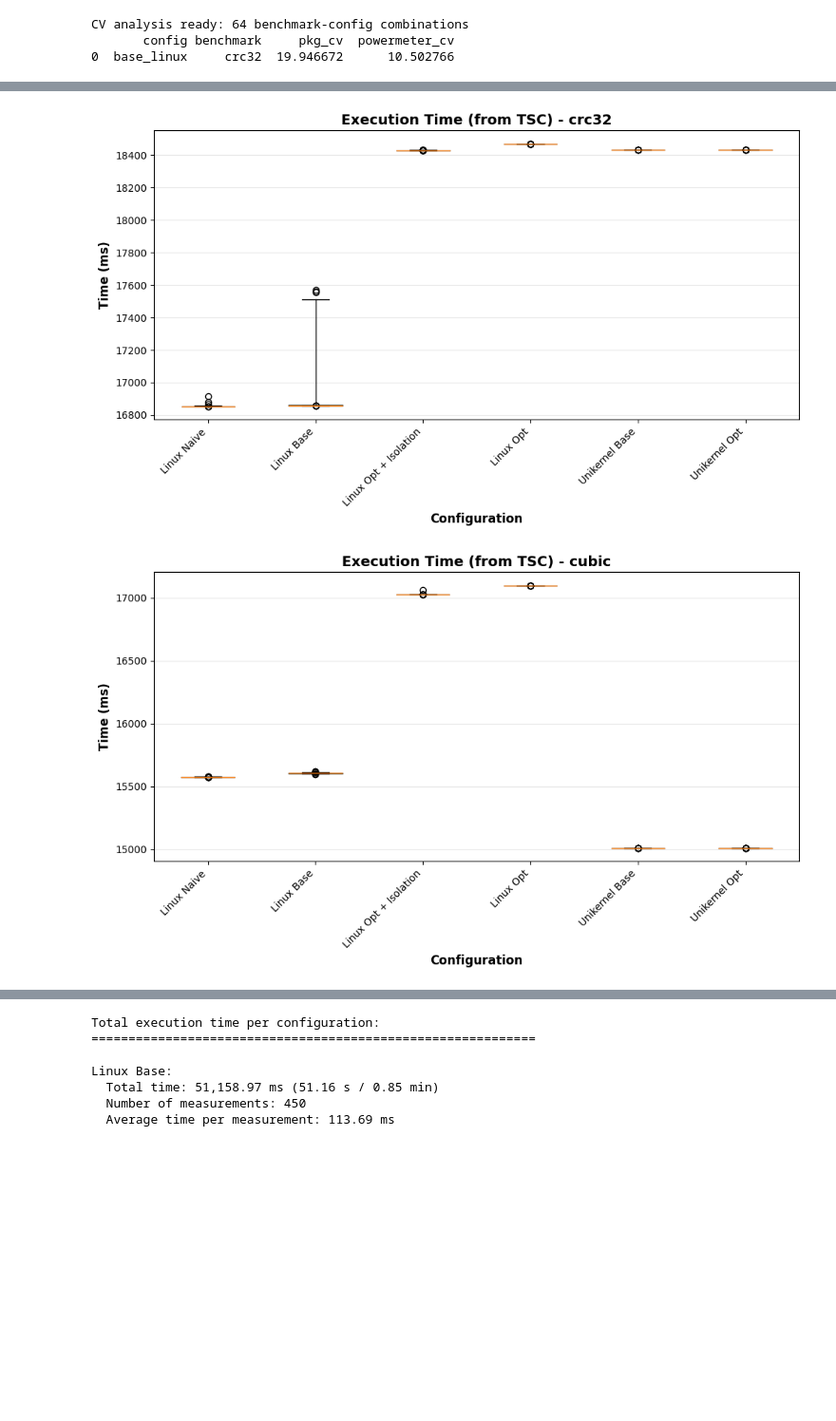
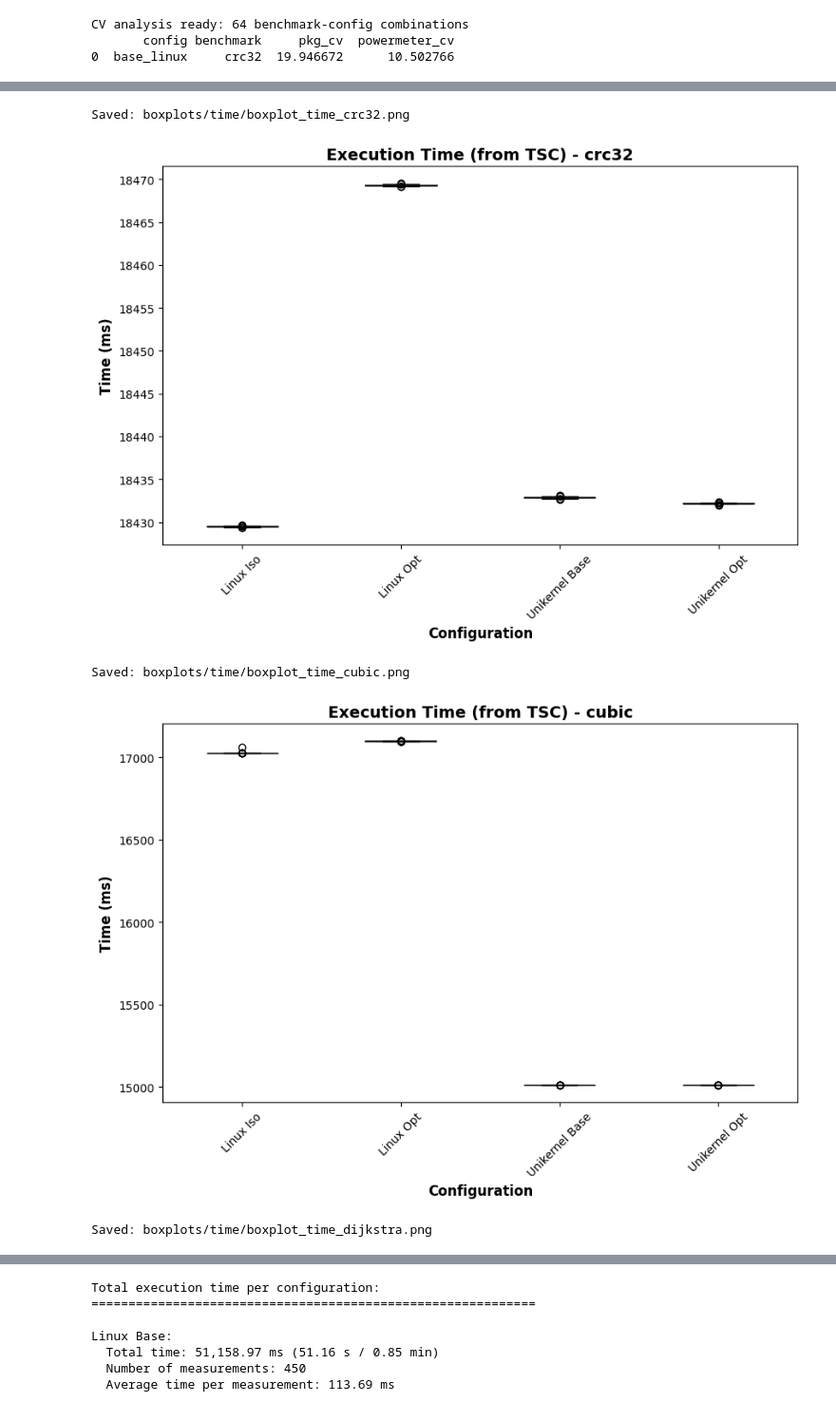
Before and after one commit to sondreross/testing, a Jupyter notebook: ryddet_plots.ipynb, the cells around one changed output, grey strips where cells are left out. Shown at 95% size. Drawn from its saved outputs; the diff is of its cells as text; code cells hidden in the pictures; blank space fills up the shorter version.

Commit message:
new plots

```diff
--- a/ryddet_plots.ipynb
+++ b/ryddet_plots.ipynb
@@ -22,7 +22,7 @@ subdirs = {
 config_labels = {
     'naive_linux': 'Linux Naive',
     'base_linux': 'Linux Base',
-    'optimized_linux_iso_eist_c-state_off': 'Linux Opt + Isolation',
+    'optimized_linux_iso_eist_c-state_off': 'Linux Iso',
     'optimized_linux_wo_iso_eist_c-state_off': 'Linux Opt',
     'optimized_linux_wo_iso_eist_c-state_on': 'Linux Opt (C-state On)',
     'base_unikernel': 'Unikernel Base',
@@ -771,14 +858,28 @@ benchmarks = sorted([b for b in plot_df['benchmark'].unique() if pd.notna(b)])
 
 # Define config order
 config_order = [
-    'naive_linux',
-    'base_linux',
+    # 'naive_linux',
+    # 'base_linux',
     'optimized_linux_iso_eist_c-state_off',
     'optimized_linux_wo_iso_eist_c-state_off',
     'base_unikernel',
     'optimized_unikernel'
 ]
 configs = [c for c in config_order if c in subdirs.keys() and c != 'optimized_linux_wo_iso_eist_c-state_on']
+
+# Configuration colors
+config_colors = {
+    # 'naive_linux': '#56B4E9',
+    # 'base_linux': '#0072B2',
+    'optimized_linux_iso_eist_c-state_off': '#009E73',
+    'optimized_linux_wo_iso_eist_c-state_off': '#7CAE00',
+    'base_unikernel': '#D55E00',
+    'optimized_unikernel': '#CC79A7'
+}
+
+# Create output directory
+output_dir = Path('boxplots/time')
+output_dir.mkdir(parents=True, exist_ok=True)
 
 # Create one plot for each benchmark
 for benchmark in benchmarks:
@@ -787,6 +888,7 @@ for benchmark in benchmarks:
     # Prepare data for boxplot - one box per configuration
     data_to_plot = []
     labels = []
+    config_list = []
 
     for config_name in configs:
         if config_name not in pc_data:
@@ -801,24 +903,27 @@ for benchmark in benchmarks:
             time_ms = pc_bench['cpu_cycles'].values / 3.1e6
             data_to_plot.append(time_ms)
             labels.append(config_labels.get(config_name, config_name))
+            config_list.append(config_name)
 
     # Create boxplot
     if data_to_plot:
-        bp = ax.boxplot(data_to_plot, labels=labels, patch_artist=True, whis=(5, 95))
+        bp = ax.boxplot(data_to_plot, labels=labels, patch_artist=True, whis=(5, 95), medianprops=dict(color='black', linewidth=1))
 
-        # Customize boxplot appearance
-        for patch in bp['boxes']:
-            patch.set_facecolor('lightgreen')
+        # Customize boxplot appearance with configuration colors
+        for patch, config_name in zip(bp['boxes'], config_list):
+            patch.set_facecolor(config_colors.get(config_name, '#7f7f7f'))
             patch.set_alpha(0.7)
 
         ax.set_xlabel('Configuration', fontsize=12, fontweight='bold')
         ax.set_ylabel('Time (ms)', fontsize=12, fontweight='bold')
         ax.set_title(f'Execution Time (from TSC) - {benchmark}', fontsize=14, fontweight='bold')
         ax.tick_params(axis='x', rotation=45)
-        plt.xticks(rotation=45, ha='right')
-        ax.grid(axis='y', alpha=0.3)
 
-        plt.tight_layout()
+        # Save figure
+        filename = output_dir / f'boxplot_time_{benchmark}.png'
+        plt.savefig(filename, dpi=150, bbox_inches='tight')
+        print(f"Saved: {filename}")
+
         plt.show()
 
 # Calculate and display CV table for execution time
@@ -834,32 +939,35 @@ for config_name in configs:
 
     pc_df = pc_data[config_name]
 
     for benchmark in benchmarks:
         pc_bench = pc_df[pc_df['benchmark'] == benchmark]
 
         if len(pc_bench) > 1:
             # Calculate time in ms from cpu_cycles
             time_ms = pc_bench['cpu_cycles'].values / 3.1e6
             time_cv = (time_ms.std() / time_ms.mean()) * 100
         else:
             time_cv = None
 
         time_cv_results.append({
             'Configuration': config_labels.get(config_name, config_name),
             'Benchmark': benchmark,
             'CV (%)': time_cv
         })
 
 # Convert to DataFrame and pivot for better display
 time_cv_df = pd.DataFrame(time_cv_results)
 time_cv_pivot = time_cv_df.pivot(index='Benchmark', columns='Configuration', values='CV (%)')
 
 # Reorder columns to match config_order
 time_cv_pivot = time_cv_pivot[[config_labels.get(c, c) for c in configs if config_labels.get(c, c) in time_cv_pivot.columns]]
 
 print("\n")
 print(time_cv_pivot.to_string())
 print("\n" + "="*80)
 # %% [output]
+Saved: boxplots/time/boxplot_time_crc32.png
-[figure, old version]
+[figure, new version]
+Saved: boxplots/time/boxplot_time_cubic.png
-[figure, old version]
+[figure, new version]
+Saved: boxplots/time/boxplot_time_dijkstra.png
```
Also changed, not shown: parts of 7 cells of this notebook, 1 other file.
